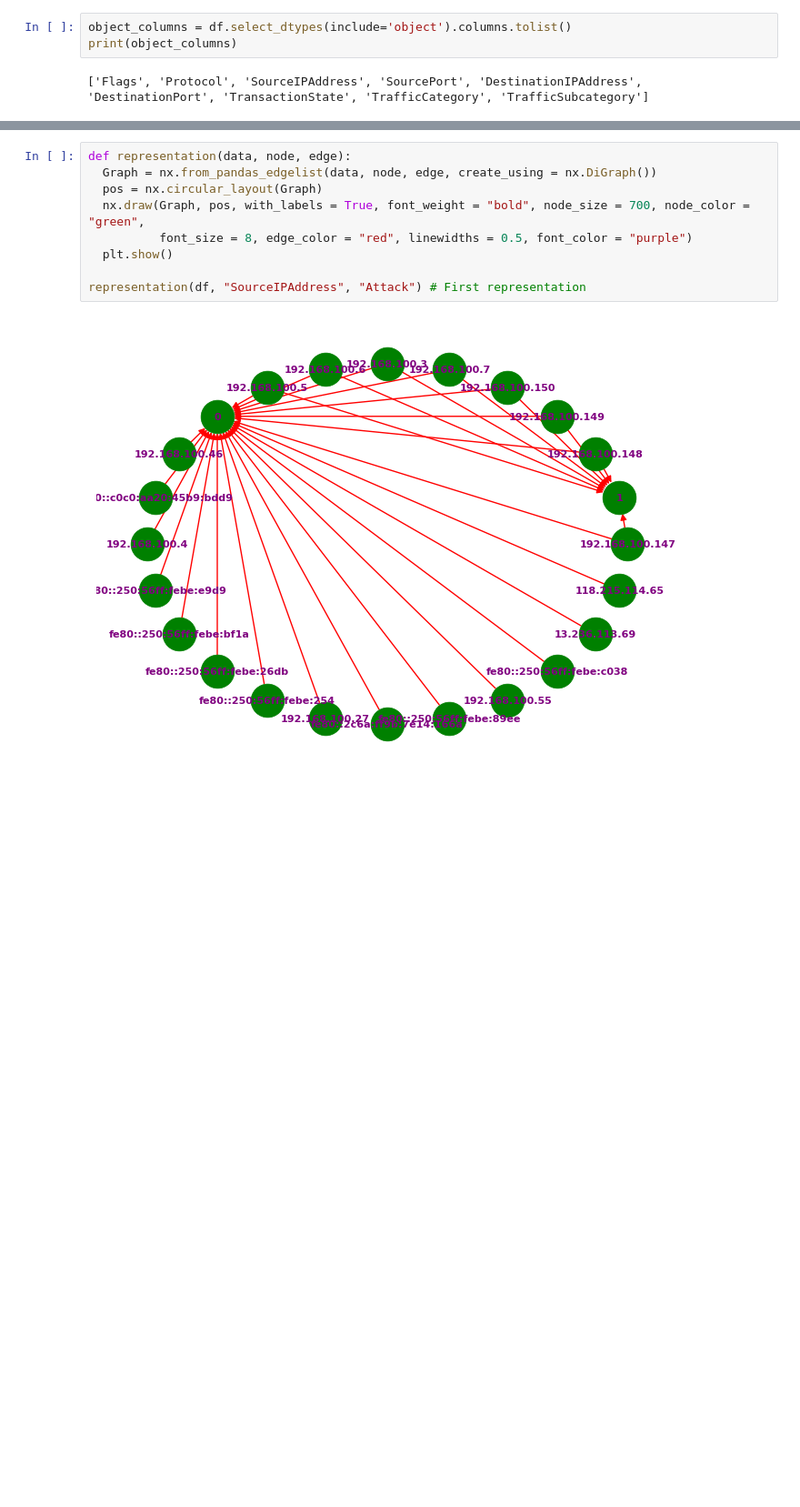
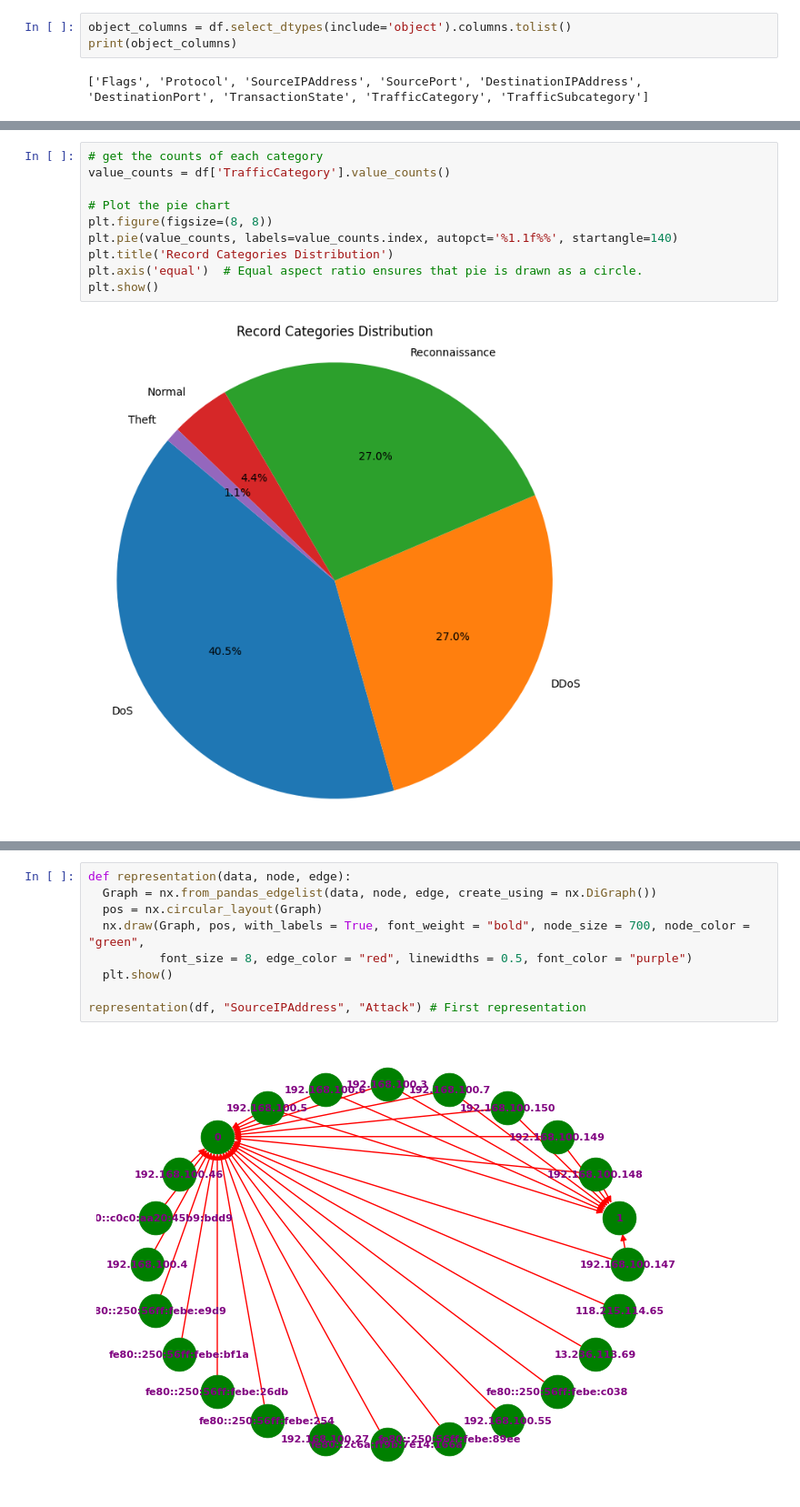
Before and after one commit to Pavel418/network-L1, a Jupyter notebook: project/project.ipynb, the cells around one changed output, grey strips where cells are left out. Shown at 91% size. Saved outputs shown, nothing was run; the diff lists cells and outputs as text; blank space fills up the shorter version.

```diff
--- a/project/project.ipynb
+++ b/project/project.ipynb
@@ -151 +146,13 @@ encoded_df.corr()
+# %%
+# get the counts of each category
+value_counts = df['TrafficCategory'].value_counts()
+
+# Plot the pie chart
+plt.figure(figsize=(8, 8))
+plt.pie(value_counts, labels=value_counts.index, autopct='%1.1f%%', startangle=140)
+plt.title('Record Categories Distribution')
+plt.axis('equal')  # Equal aspect ratio ensures that pie is drawn as a circle.
+plt.show()
+# %% [output]
+[figure, added]
 # %%
```
Also changed, not shown: parts of 8 cells of this notebook.
